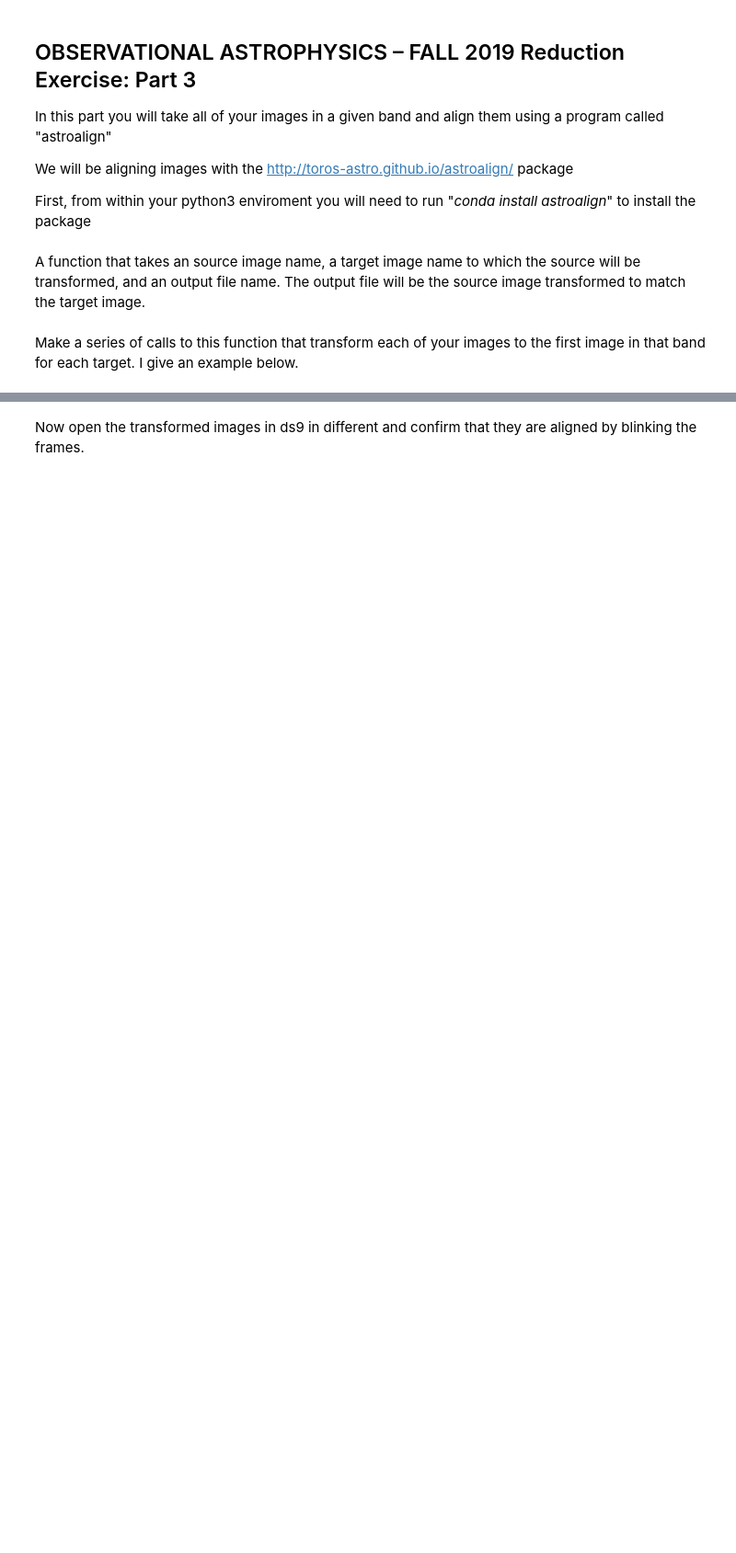
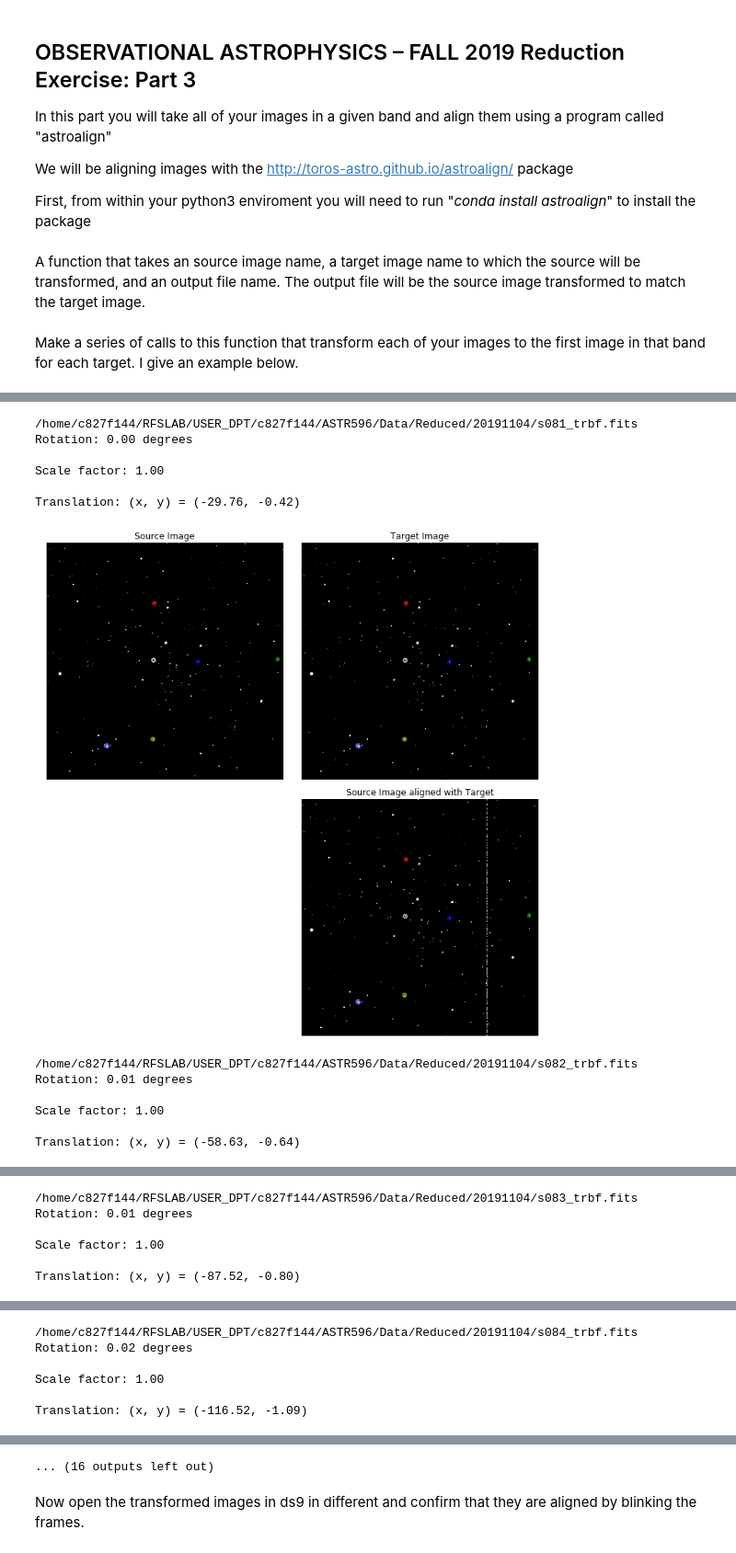
Before and after one commit to czfloyd/ASTR596_ObsProject, a Jupyter notebook: reduction_part3_student.ipynb, the cells around one changed output, grey strips where cells are left out. Shown at 92% size. Drawn from its saved outputs; the diff is of its cells as text; code cells hidden in the pictures; blank space fills up the shorter version.

```diff
--- a/reduction_part3_student.ipynb
+++ b/reduction_part3_student.ipynb
@@ -21,7 +21,7 @@ def im_trans(filesource,filetarg,fileout):
     #filetarg is the file that you want to transform the first file to
     #fileout is the output file that has been transformed
 
-    redpath = "/Users/grudnick/Work/Teaching/Classes/Astro_596/Fall_2019/Observing_project/Data/Reduced/20191104/"
+    redpath = "/home/c827f144/RFSLAB/USER_DPT/c827f144/ASTR596/Data/Reduced/20191104/"
     imgfilesource = redpath + filesource
     imgfiletarg = redpath + filetarg
     print(imgfilesource)
@@ -100,0 +81,31 @@ Translation: (x, y) = (-66.58, -0.73)
+# %%
+#***********
+#NGC 7296 V-band
+im_trans("s081_trbf.fits","s080_trbf.fits","s081_trbfa.fits")
+im_trans("s082_trbf.fits","s080_trbf.fits","s082_trbfa.fits")
+im_trans("s083_trbf.fits","s080_trbf.fits","s083_trbfa.fits")
+im_trans("s084_trbf.fits","s080_trbf.fits","s084_trbfa.fits")
+im_trans("s085_trbf.fits","s080_trbf.fits","s085_trbfa.fits")
+im_trans("s086_trbf.fits","s080_trbf.fits","s086_trbfa.fits")
+im_trans("s087_trbf.fits","s080_trbf.fits","s087_trbfa.fits")
+im_trans("s089_trbf.fits","s088_trbf.fits","s089_trbfa.fits")
+im_trans("s090_trbf.fits","s088_trbf.fits","s090_trbfa.fits")
+im_trans("s091_trbf.fits","s088_trbf.fits","s091_trbfa.fits")
+im_trans("s092_trbf.fits","s088_trbf.fits","s092_trbfa.fits")
+im_trans("s093_trbf.fits","s088_trbf.fits","s093_trbfa.fits")
+im_trans("s094_trbf.fits","s088_trbf.fits","s094_trbfa.fits")
+im_trans("s095_trbf.fits","s088_trbf.fits","s095_trbfa.fits")
+# %% [output]
+/home/c827f144/RFSLAB/USER_DPT/c827f144/ASTR596/Data/Reduced/20191104/s081_trbf.fits
+Rotation: 0.00 degrees
+
+Scale factor: 1.00
+
+Translation: (x, y) = (-29.76, -0.42)
+[figure, added]
+/home/c827f144/RFSLAB/USER_DPT/c827f144/ASTR596/Data/Reduced/20191104/s082_trbf.fits
+Rotation: 0.01 degrees
+
+Scale factor: 1.00
+
+Translation: (x, y) = (-58.63, -0.64)
@@ -100,0 +113,6 @@ Translation: (x, y) = (-66.58, -0.73)
+/home/c827f144/RFSLAB/USER_DPT/c827f144/ASTR596/Data/Reduced/20191104/s083_trbf.fits
+Rotation: 0.01 degrees
+
+Scale factor: 1.00
+
+Translation: (x, y) = (-87.52, -0.80)
@@ -100,0 +120,6 @@ Translation: (x, y) = (-66.58, -0.73)
+/home/c827f144/RFSLAB/USER_DPT/c827f144/ASTR596/Data/Reduced/20191104/s084_trbf.fits
+Rotation: 0.02 degrees
+
+Scale factor: 1.00
+
+Translation: (x, y) = (-116.52, -1.09)
@@ -101,2 +141,3 @@ Translation: (x, y) = (-66.58, -0.73)
+... (16 outputs left out)
 # %% [markdown]
 Now open the transformed images in ds9 in different and confirm that they are aligned by blinking the frames.
```
Also changed, not shown: parts of 2 cells of this notebook.
